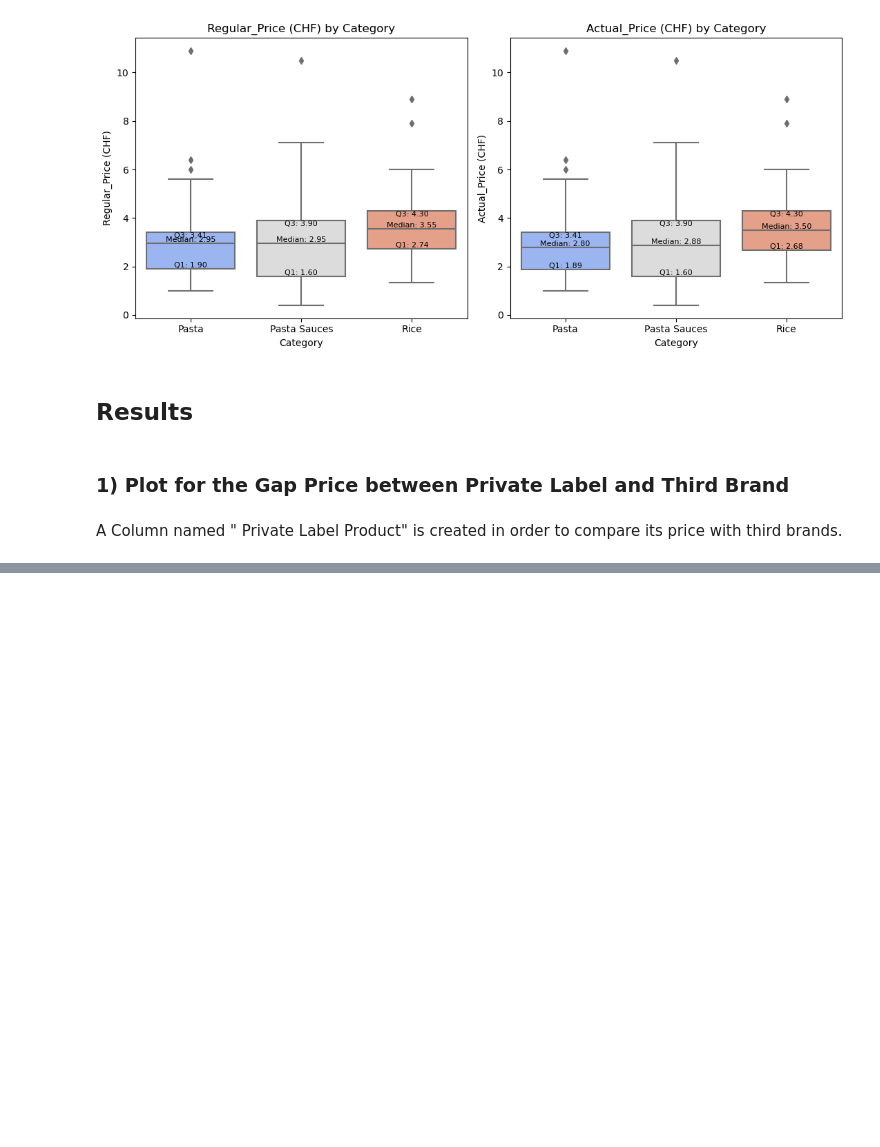
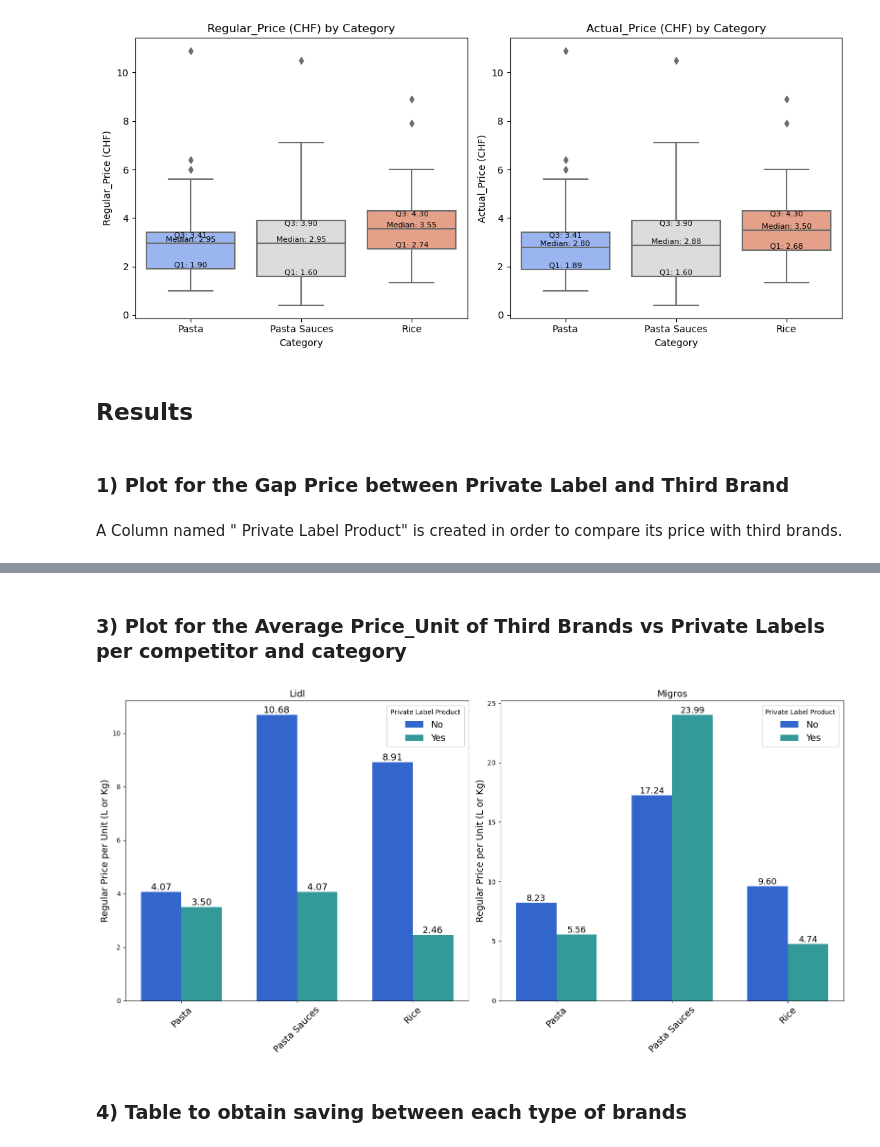
Before and after one commit to martdiazicloud/CIP_AS2024, a Jupyter notebook: Data_Analysis_Group_Work/Data_Analysis_G03.ipynb, the cells around one changed output, grey strips where cells are left out. Saved outputs shown, nothing was run; the diff lists cells and outputs as text; code cells hidden in the pictures; blank space fills up the shorter version.

```diff
--- a/Data_Analysis_Group_Work/Data_Analysis_G03.ipynb
+++ b/Data_Analysis_Group_Work/Data_Analysis_G03.ipynb
@@ -25,6 +23,9 @@ df3 = pd.read_csv('RiceData_Cleaned_Transformed_GroupProject.csv', usecols = col
 # Concatenate the DataFrames
 df = pd.concat([df1, df2, df3], ignore_index=True)
 
+# Transform 'lidl' name into 'Lidl'
+df['Competitor'] = df['Competitor'].str.replace('lidl', 'Lidl', case=False)
+
 # Visualize Dtype
 df.info()
 df.head()
@@ -184,0 +189,72 @@ print(pivot_table)
+# %% [markdown]
+### 3) Plot for the Average Price_Unit of Third Brands vs Private Labels per competitor and category
+# %%
+# Filter data for Lidl and Migros
+lidl_data = df_private_label[df_private_label['Competitor'] == 'Lidl']
+migros_data = df_private_label[df_private_label['Competitor'] == 'Migros']
+
+# Group by Category and Private_Label_Product to calculate the mean of Regular_Price/Unit
+average_regular_price_lidl = lidl_data.groupby(['Category', 'Private_Label_Product'])['Regular_Price/Unit'].mean().reset_index()
+average_regular_price_migros = migros_data.groupby(['Category', 'Private_Label_Product'])['Regular_Price/Unit'].mean().reset_index()
+
+# Set up the subplots
+fig, (ax1, ax2) = plt.subplots(1, 2, figsize=(16, 8))
+
+# Set the bar width
+bar_width = 0.35
+categories = average_regular_price_lidl['Category'].unique()
+private_labels = average_regular_price_lidl['Private_Label_Product'].unique()
+x = range(len(categories))
+
+# Define colors for each competitor
+lidl_colors = ['#3366cc', '#339999']
+migros_colors = ['#3366cc', '#339999']
+
+# Plot for Lidl
+for i, private_label in enumerate(private_labels):
+    subset = average_regular_price_lidl[average_regular_price_lidl['Private_Label_Product'] == private_label]
+    bars = ax1.bar(
+        [pos + i * bar_width for pos in x],
+        subset['Regular_Price/Unit'],
+        width=bar_width,
+        color=migros_colors[i % len(migros_colors)],
+        label=private_label
+    )
+    # Add average price labels  with 3 decimals
+    for bar in bars:
+        height = bar.get_height()
+        ax1.text(bar.get_x() + bar.get_width() / 2, height, f'{height:.2f}', ha='center', va='bottom', fontsize = 14)
+
+ax1.set_title('Lidl', fontsize = 14)
+ax1.set_ylabel('Regular Price per Unit (L or Kg)', fontsize = 14)
+ax1.set_xticks([pos + bar_width / 2 for pos in x])
+ax1.set_xticklabels(categories, rotation=45, fontsize = 14)
+ax1.legend(title='Private Label Product', fontsize = 14)
+
+# Plot for Migros
+for i, private_label in enumerate(private_labels):
+    subset = average_regular_price_migros[average_regular_price_migros['Private_Label_Product'] == private_label]
+    bars = ax2.bar(
+        [pos + i * bar_width for pos in x],
+        subset['Regular_Price/Unit'],
+        width=bar_width,
+        color=migros_colors[i % len(migros_colors)],
+        label=private_label
+    )
+    # Add average price with 2 decimals
+    for bar in bars:
+        height = bar.get_height()
+        ax2.text(bar.get_x() + bar.get_width() / 2, height, f'{height:.2f}', ha='center', va='bottom', fontsize = 13)
+
+ax2.set_title('Migros', fontsize = 14)
+ax2.set_ylabel('Regular Price per Unit (L or Kg)', fontsize = 14)
+ax2.set_xticks([pos + bar_width / 2 for pos in x])
+ax2.set_xticklabels(categories, rotation=45, fontsize = 14)
+ax2.legend(title='Private Label Product', fontsize = 14)
+
+plt.tight_layout()
+plt.show()
+# %% [output]
+[figure, added]
+# %% [markdown]
+### 4) Table to obtain saving between each type of brands
```
Also changed, not shown: parts of 4 cells of this notebook, 2 other files.
